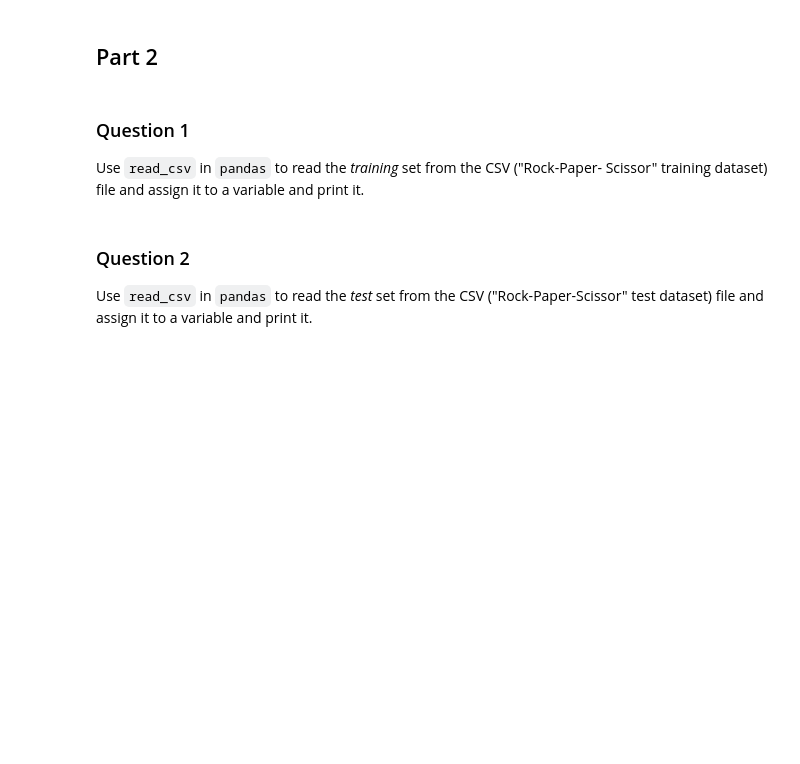
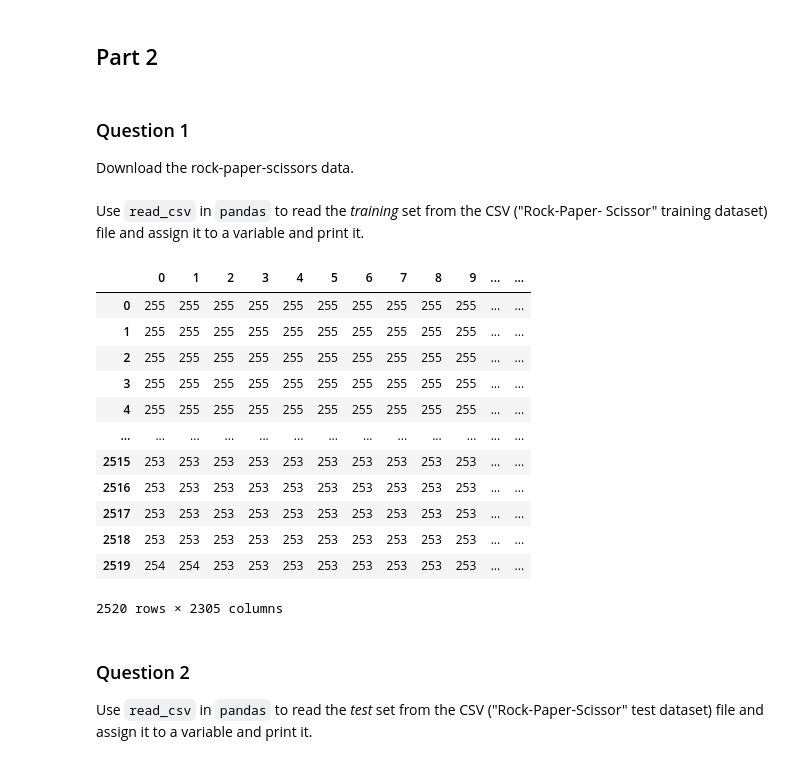
Before and after one commit to RochX/comp486-assignments, a Jupyter notebook: assignment4/assignment4.ipynb, the cells around one changed output. Saved outputs shown, nothing was run; the diff lists cells and outputs as text; code cells hidden in the pictures; blank space fills up the shorter version.

```diff
--- a/assignment4/assignment4.ipynb
+++ b/assignment4/assignment4.ipynb
@@ -295,3 +295,6 @@ Train a decision tree model with `max_depth=2`, then predict the chance of Admis
 # TODO
 # %% [markdown]
 ## Part 2
+# %% [markdown]
+### Question 1
+Download the rock-paper-scissors data.
@@ -298,4 +317,3 @@ Train a decision tree model with `max_depth=2`, then predict the chance of Admis
 # %% [markdown]
-### Question 1
 Use `read_csv` in `pandas` to read the *training* set from the CSV ("Rock-Paper-
 Scissor" training dataset) file and assign it to a variable and print it.
@@ -304,3 +320,22 @@ Scissor" training dataset) file and assign it to a variable and print it.
+# %%
+import pandas as pd
+
+rps_training_data = pd.read_csv("rps-training-data.csv", header=None).rename(columns={2304: "RPS Label"})
+rps_training_data
+# %% [output]
+|  | 0 | 1 | 2 | 3 | 4 | 5 | 6 | 7 | 8 | 9 | ... | ... |
+| 0 | 255 | 255 | 255 | 255 | 255 | 255 | 255 | 255 | 255 | 255 | ... | ... |
+| 1 | 255 | 255 | 255 | 255 | 255 | 255 | 255 | 255 | 255 | 255 | ... | ... |
+| 2 | 255 | 255 | 255 | 255 | 255 | 255 | 255 | 255 | 255 | 255 | ... | ... |
+| 3 | 255 | 255 | 255 | 255 | 255 | 255 | 255 | 255 | 255 | 255 | ... | ... |
+| 4 | 255 | 255 | 255 | 255 | 255 | 255 | 255 | 255 | 255 | 255 | ... | ... |
+| ... | ... | ... | ... | ... | ... | ... | ... | ... | ... | ... | ... | ... |
+| 2515 | 253 | 253 | 253 | 253 | 253 | 253 | 253 | 253 | 253 | 253 | ... | ... |
+| 2516 | 253 | 253 | 253 | 253 | 253 | 253 | 253 | 253 | 253 | 253 | ... | ... |
+| 2517 | 253 | 253 | 253 | 253 | 253 | 253 | 253 | 253 | 253 | 253 | ... | ... |
+| 2518 | 253 | 253 | 253 | 253 | 253 | 253 | 253 | 253 | 253 | 253 | ... | ... |
+| 2519 | 254 | 254 | 253 | 253 | 253 | 253 | 253 | 253 | 253 | 253 | ... | ... |
+2520 rows × 2305 columns
 # %% [markdown]
 ### Question 2
 Use `read_csv` in `pandas` to read the *test* set from the CSV ("Rock-Paper-Scissor"
```
Also changed, not shown: parts of 4 cells of this notebook.
